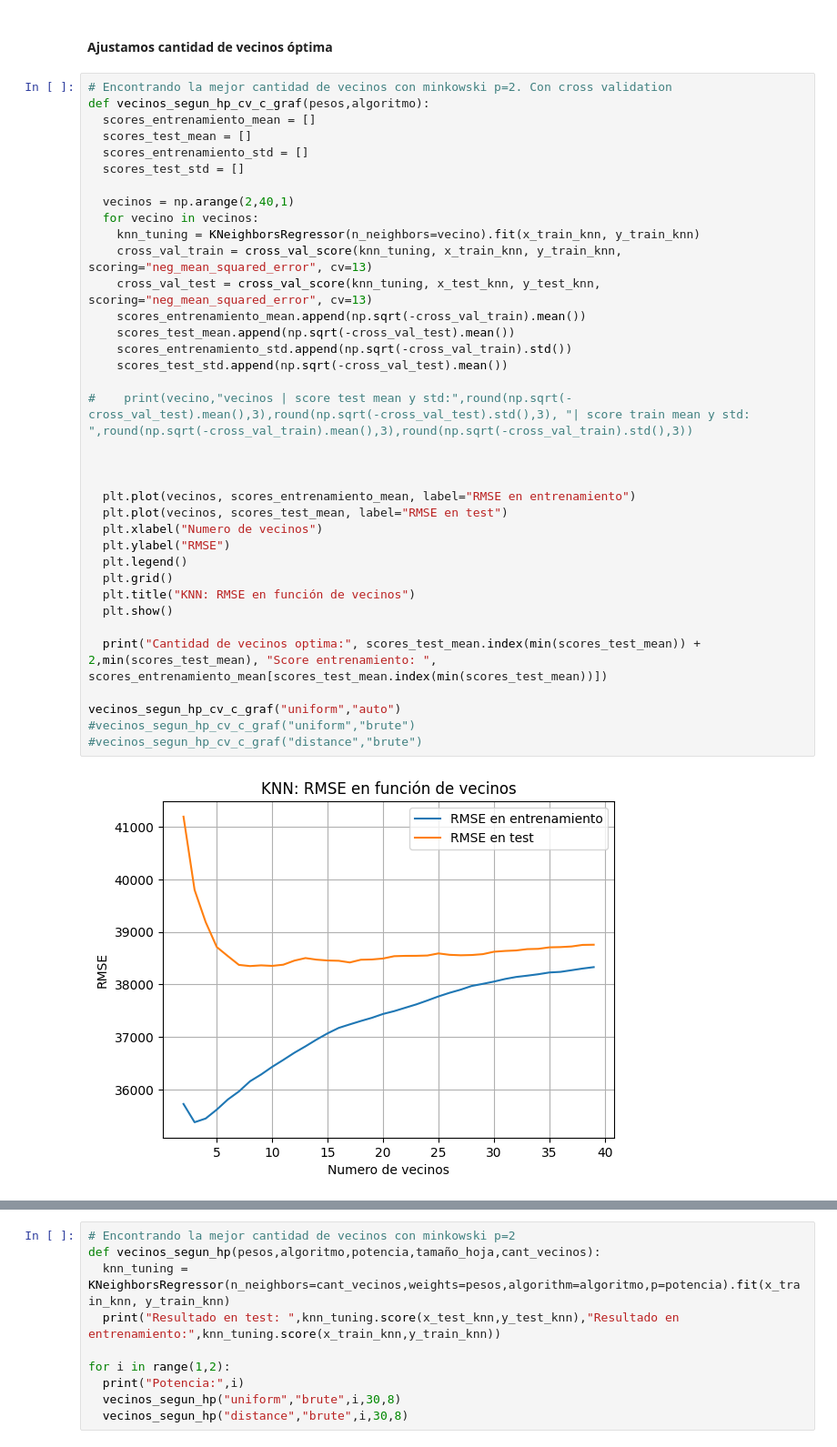
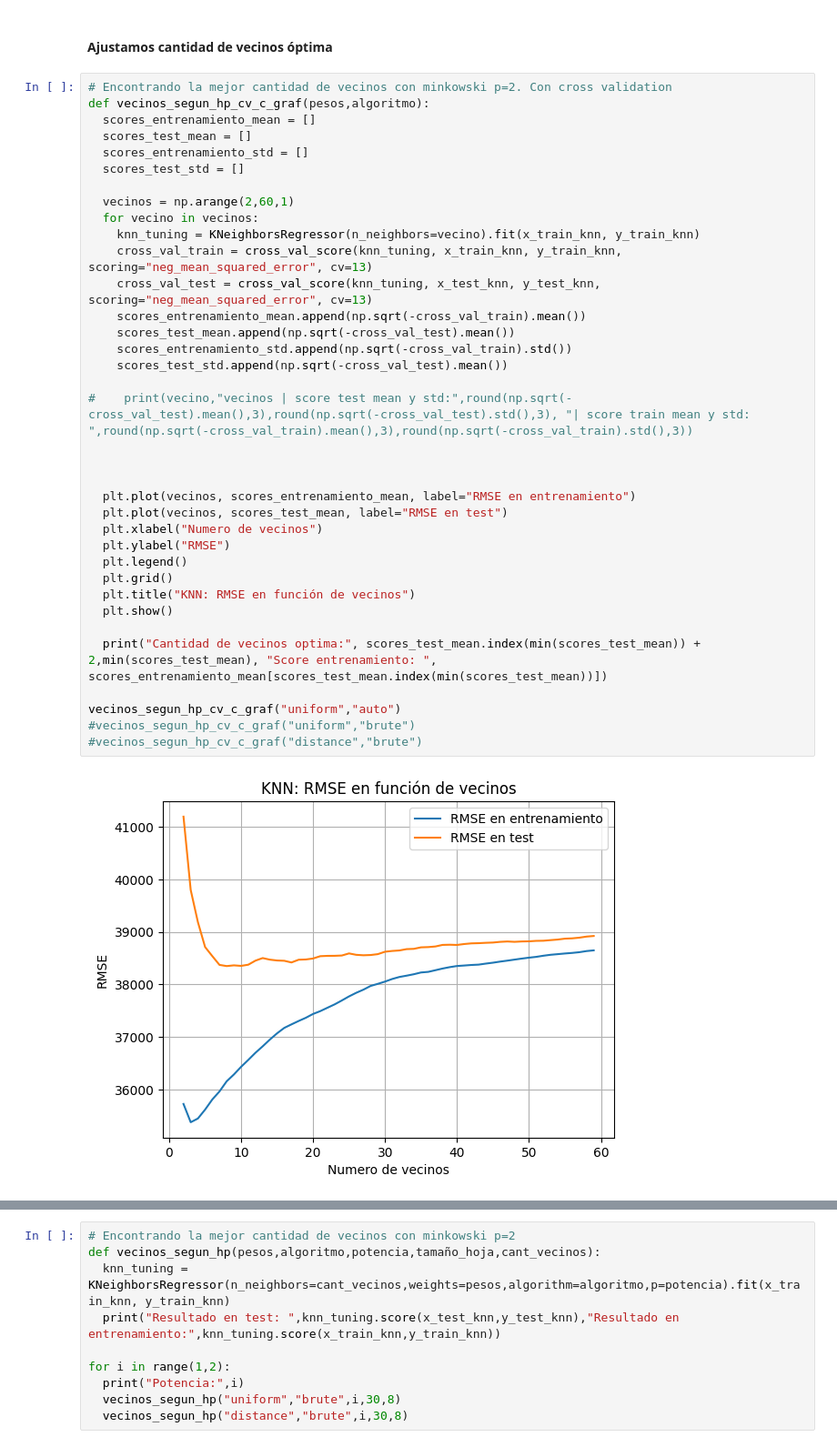
Before and after one commit to sttesta3/7506R-1C2024-GRUPO08, a Jupyter notebook: Regresion.ipynb, the cells around one changed output, grey strips where cells are left out. Shown at 91% size. Drawn from its saved outputs; the diff is of its cells as text.

```diff
--- a/Regresion.ipynb
+++ b/Regresion.ipynb
@@ -149,34 +149,34 @@ def vecinos_segun_hp_cv_c_graf(pesos,algoritmo):
   scores_entrenamiento_std = []
   scores_test_std = []
 
-  vecinos = np.arange(2,40,1)
+  vecinos = np.arange(2,60,1)
   for vecino in vecinos:
     knn_tuning = KNeighborsRegressor(n_neighbors=vecino).fit(x_train_knn, y_train_knn)
     cross_val_train = cross_val_score(knn_tuning, x_train_knn, y_train_knn, scoring="neg_mean_squared_error", cv=13)
     cross_val_test = cross_val_score(knn_tuning, x_test_knn, y_test_knn, scoring="neg_mean_squared_error", cv=13)
     scores_entrenamiento_mean.append(np.sqrt(-cross_val_train).mean())
     scores_test_mean.append(np.sqrt(-cross_val_test).mean())
     scores_entrenamiento_std.append(np.sqrt(-cross_val_train).std())
     scores_test_std.append(np.sqrt(-cross_val_test).mean())
 
 #    print(vecino,"vecinos | score test mean y std:",round(np.sqrt(-cross_val_test).mean(),3),round(np.sqrt(-cross_val_test).std(),3), "| score train mean y std: ",round(np.sqrt(-cross_val_train).mean(),3),round(np.sqrt(-cross_val_train).std(),3))
 
 
 
   plt.plot(vecinos, scores_entrenamiento_mean, label="RMSE en entrenamiento")
   plt.plot(vecinos, scores_test_mean, label="RMSE en test")
   plt.xlabel("Numero de vecinos")
   plt.ylabel("RMSE")
   plt.legend()
   plt.grid()
   plt.title("KNN: RMSE en función de vecinos")
   plt.show()
 
   print("Cantidad de vecinos optima:", scores_test_mean.index(min(scores_test_mean)) + 2,min(scores_test_mean), "Score entrenamiento: ", scores_entrenamiento_mean[scores_test_mean.index(min(scores_test_mean))])
 
 vecinos_segun_hp_cv_c_graf("uniform","auto")
 #vecinos_segun_hp_cv_c_graf("uniform","brute")
 #vecinos_segun_hp_cv_c_graf("distance","brute")
 # %% [output]
-[figure, old version]
+[figure, new version]
 Cantidad de vecinos optima: 8 38349.98137521139 Score entrenamiento:  36159.022888700354
```
Also changed, not shown: parts of 2 cells of this notebook.
